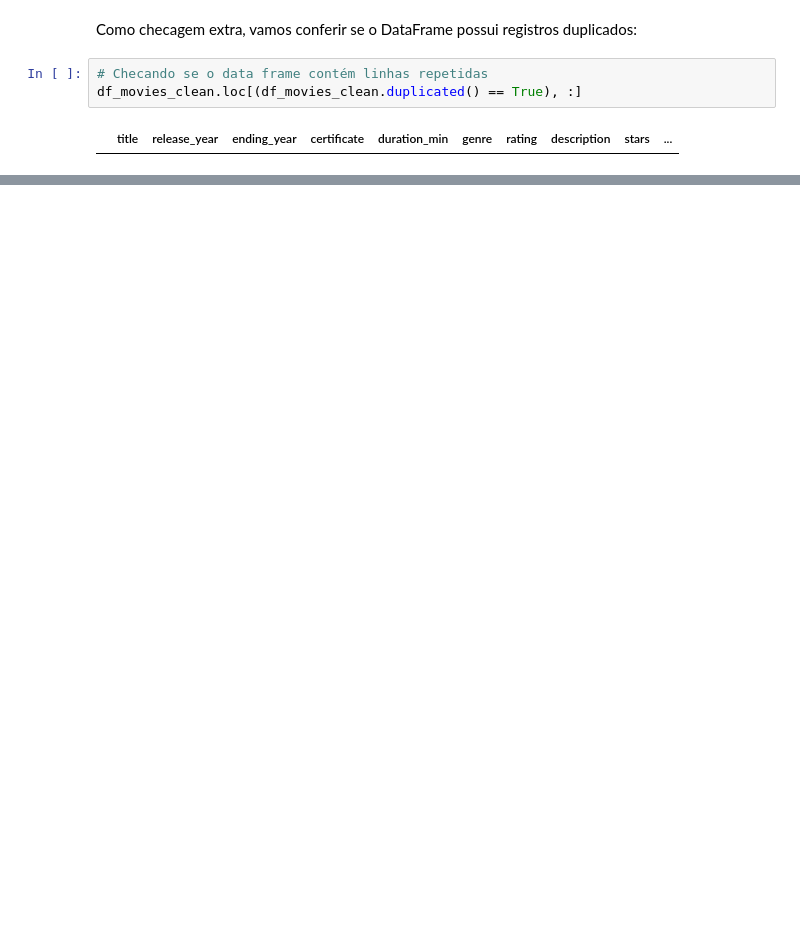
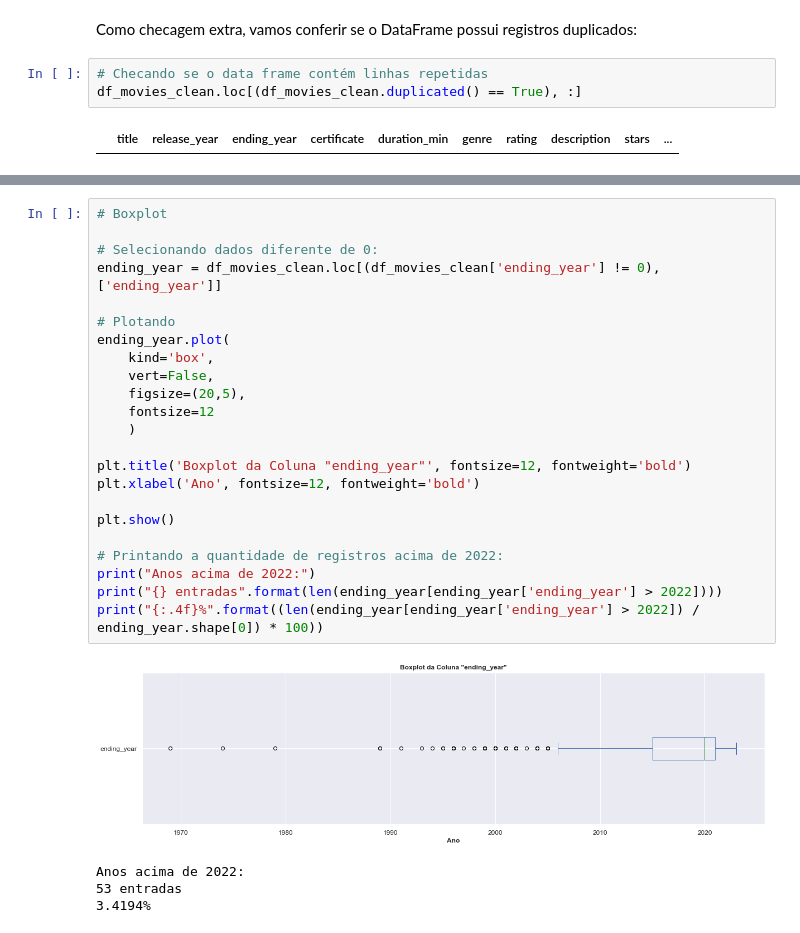
Before and after one commit to JoSEPHDev2022/netflix_movies_analise, a Jupyter notebook: analise.ipynb, the cells around one changed output, grey strips where cells are left out. Saved outputs shown, nothing was run; the diff lists cells and outputs as text; blank space fills up the shorter version.

```diff
--- a/analise.ipynb
+++ b/analise.ipynb
@@ -394,0 +535,28 @@ df_movies_clean.loc[(df_movies_clean.duplicated() == True), :]
+# %%
+# Boxplot
+
+# Selecionando dados diferente de 0:
+ending_year = df_movies_clean.loc[(df_movies_clean['ending_year'] != 0), ['ending_year']]
+
+# Plotando
+ending_year.plot(
+    kind='box',
+    vert=False,
+    figsize=(20,5),
+    fontsize=12
+    )
+
+plt.title('Boxplot da Coluna "ending_year"', fontsize=12, fontweight='bold')
+plt.xlabel('Ano', fontsize=12, fontweight='bold')
+
+plt.show()
+
+# Printando a quantidade de registros acima de 2022:
+print("Anos acima de 2022:")
+print("{} entradas".format(len(ending_year[ending_year['ending_year'] > 2022])))
+print("{:.4f}%".format((len(ending_year[ending_year['ending_year'] > 2022]) / ending_year.shape[0]) * 100))
+# %% [output]
+[figure, added]
+Anos acima de 2022:
+53 entradas
+3.4194%
```
Also changed, not shown: parts of 38 cells of this notebook.
